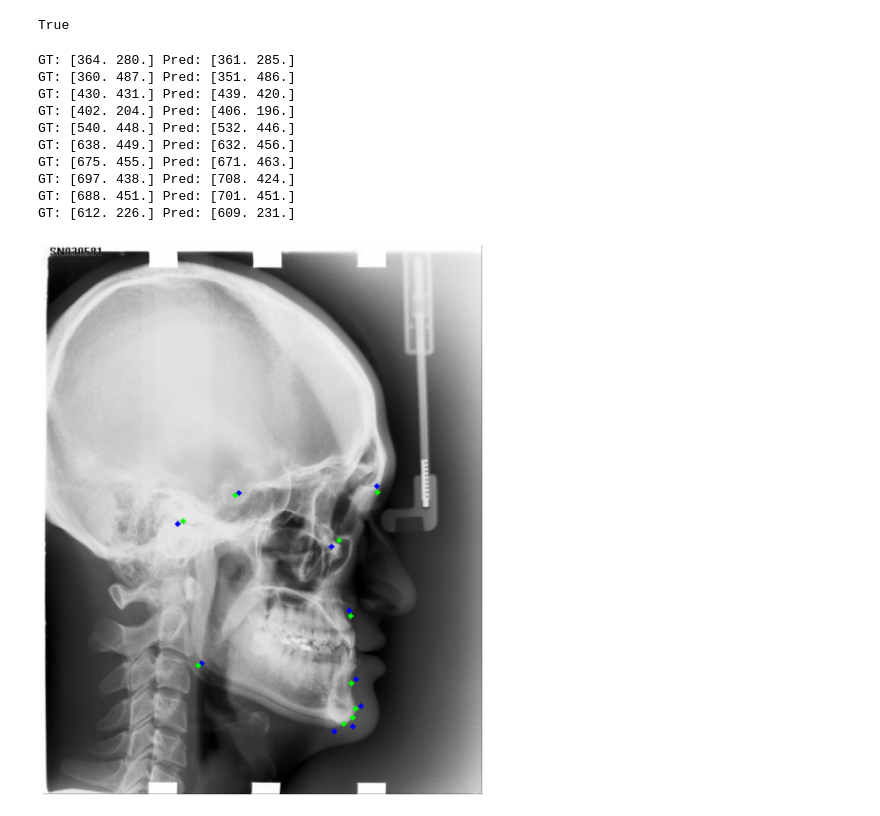
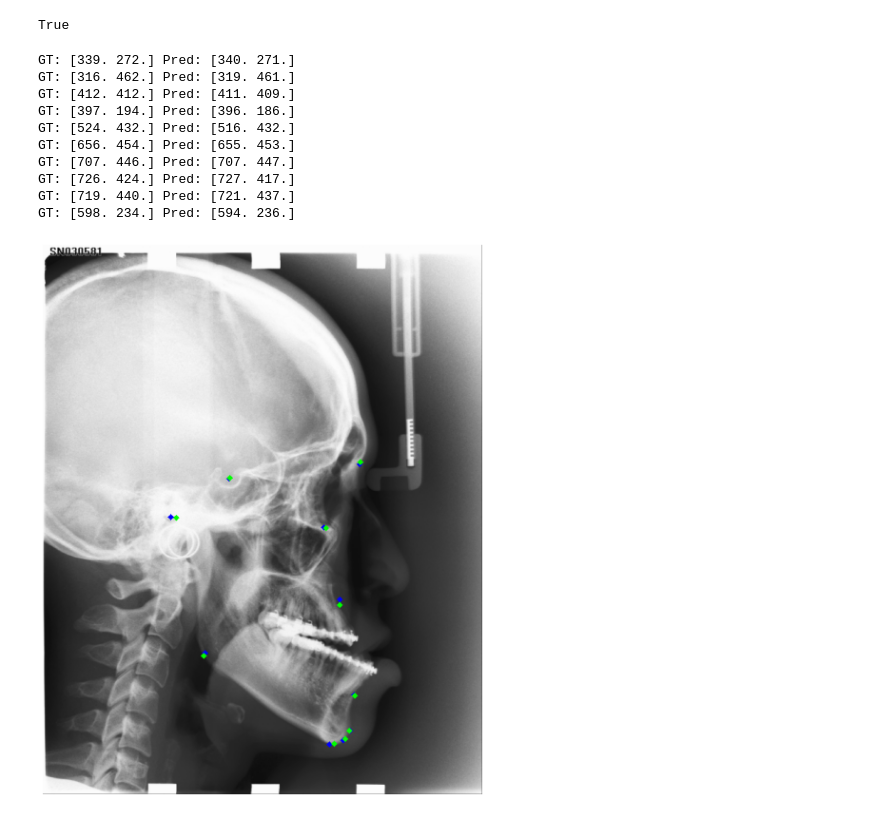
Before and after one commit to hyunseoki/cephalometric_landmark_detection, a Jupyter notebook: notebook/vis.ipynb, the cells around one changed output. Cells and saved outputs as stored; diff of their text form; code cells hidden in the pictures.

```diff
--- a/notebook/vis.ipynb
+++ b/notebook/vis.ipynb
@@ -16,7 +16,7 @@ from src import(
 # %%
 args = dict()
 args['base_folder'] = '../data/val'
-args['weight_fn'] = r'C:\Users\bed1\src\cephalometric_landmark_detection\checkpoint\0213191615\model_best.pth'
+args['weight_fn'] = r'C:\Users\bed1\src\cephalometric_landmark_detection\checkpoint\0214141527\model_best.pth'
 args['num_classes'] = 10
 
 os.path.isdir(args['base_folder'])
@@ -44,7 +36,7 @@ image = cv2.cvtColor(image, cv2.COLOR_GRAY2RGB)
 # %%
 %%time
-# sample = random.choice(dataset)
-sample = dataset[15]
+sample = random.choice(dataset)
+# sample = dataset[15]
 
 image, target = sample['input'], sample['target']
 pred = model(image.unsqueeze(0))
@@ -57,41 +49,41 @@ image = cv2.cvtColor(image, cv2.COLOR_GRAY2RGB)
 for idx in range(args['num_classes']):
     pred_coord = np.array(np.where(pred[idx] > pred[idx].max() * .95))
     pred_coord = np.round(pred_coord.mean(axis=1))
 
     true_coord = np.array(np.where(true[idx] > true[idx].max() * .95))
     true_coord = np.round(true_coord.mean(axis=1))
 
     print("GT:" , true_coord , "Pred:", pred_coord)
 
     cv2.circle(
         img=image,
         center=(int(pred_coord[1]), int(pred_coord[0])),
         radius=2,
         color=(0, 0, 1), ## Pred
         thickness=3
     )
 
     cv2.circle(
         img=image,
         center=(int(true_coord[1]), int(true_coord[0])),
         radius=2,
         color=(0, 1, 0), ## True
         thickness=3
     )
 
 plt.figure(figsize=(15,15))
 plt.axis('off')
 plt.imshow(image)
 plt.show()
 # %% [output]
-GT: [364. 280.] Pred: [361. 285.]
-GT: [360. 487.] Pred: [351. 486.]
-GT: [430. 431.] Pred: [439. 420.]
-GT: [402. 204.] Pred: [406. 196.]
-GT: [540. 448.] Pred: [532. 446.]
-GT: [638. 449.] Pred: [632. 456.]
-GT: [675. 455.] Pred: [671. 463.]
-GT: [697. 438.] Pred: [708. 424.]
-GT: [688. 451.] Pred: [701. 451.]
-GT: [612. 226.] Pred: [609. 231.]
+GT: [339. 272.] Pred: [340. 271.]
+GT: [316. 462.] Pred: [319. 461.]
+GT: [412. 412.] Pred: [411. 409.]
+GT: [397. 194.] Pred: [396. 186.]
+GT: [524. 432.] Pred: [516. 432.]
+GT: [656. 454.] Pred: [655. 453.]
+GT: [707. 446.] Pred: [707. 447.]
+GT: [726. 424.] Pred: [727. 417.]
+GT: [719. 440.] Pred: [721. 437.]
+GT: [598. 234.] Pred: [594. 236.]
-[figure, old version]
+[figure, new version]
```
Also changed, not shown: parts of 2 cells of this notebook, 2 other files.
